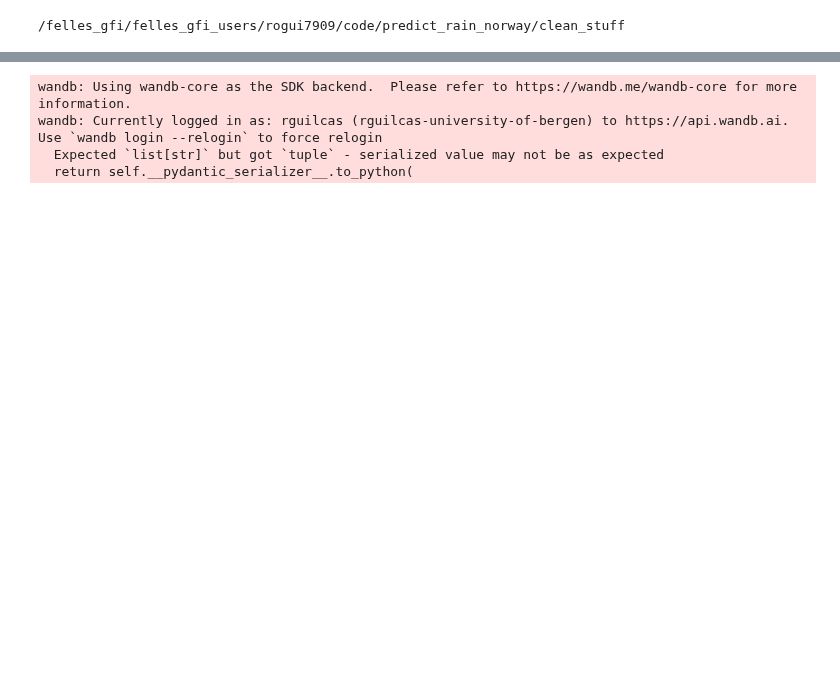
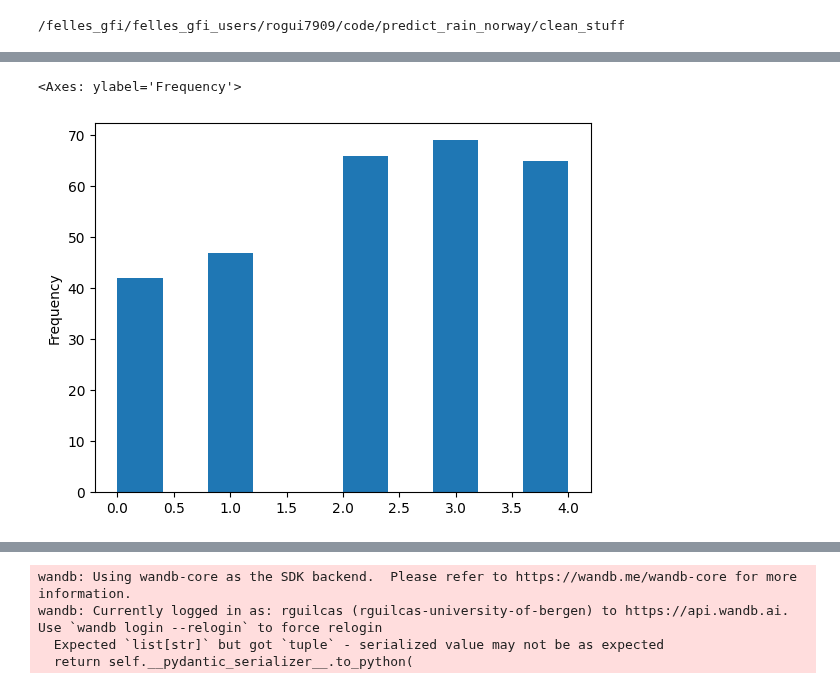
Before and after one commit to rguilcas/predict_rain_norway, a Jupyter notebook: clean_stuff/test.ipynb, the cells around one changed output, grey strips where cells are left out. Saved outputs shown, nothing was run; the diff lists cells and outputs as text; code cells hidden in the pictures; blank space fills up the shorter version.

```diff
--- a/clean_stuff/test.ipynb
+++ b/clean_stuff/test.ipynb
@@ -27,0 +218,5 @@ Seed set to 42
+# %%
+.plot.hist()
+# %% [output]
+<Axes: ylabel='Frequency'>
+[figure, added]
```
Also changed, not shown: parts of 17 cells of this notebook, 6 other files.
